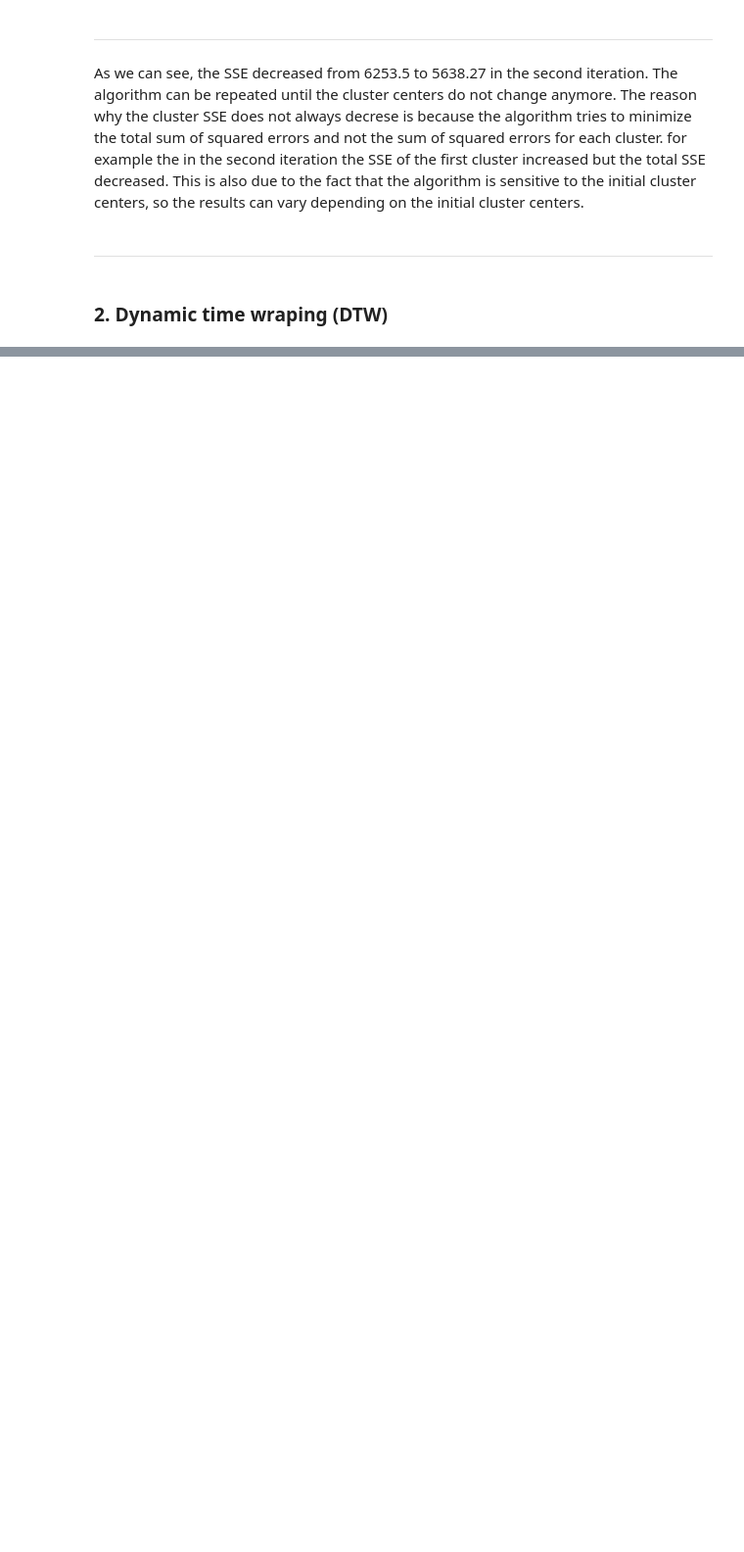
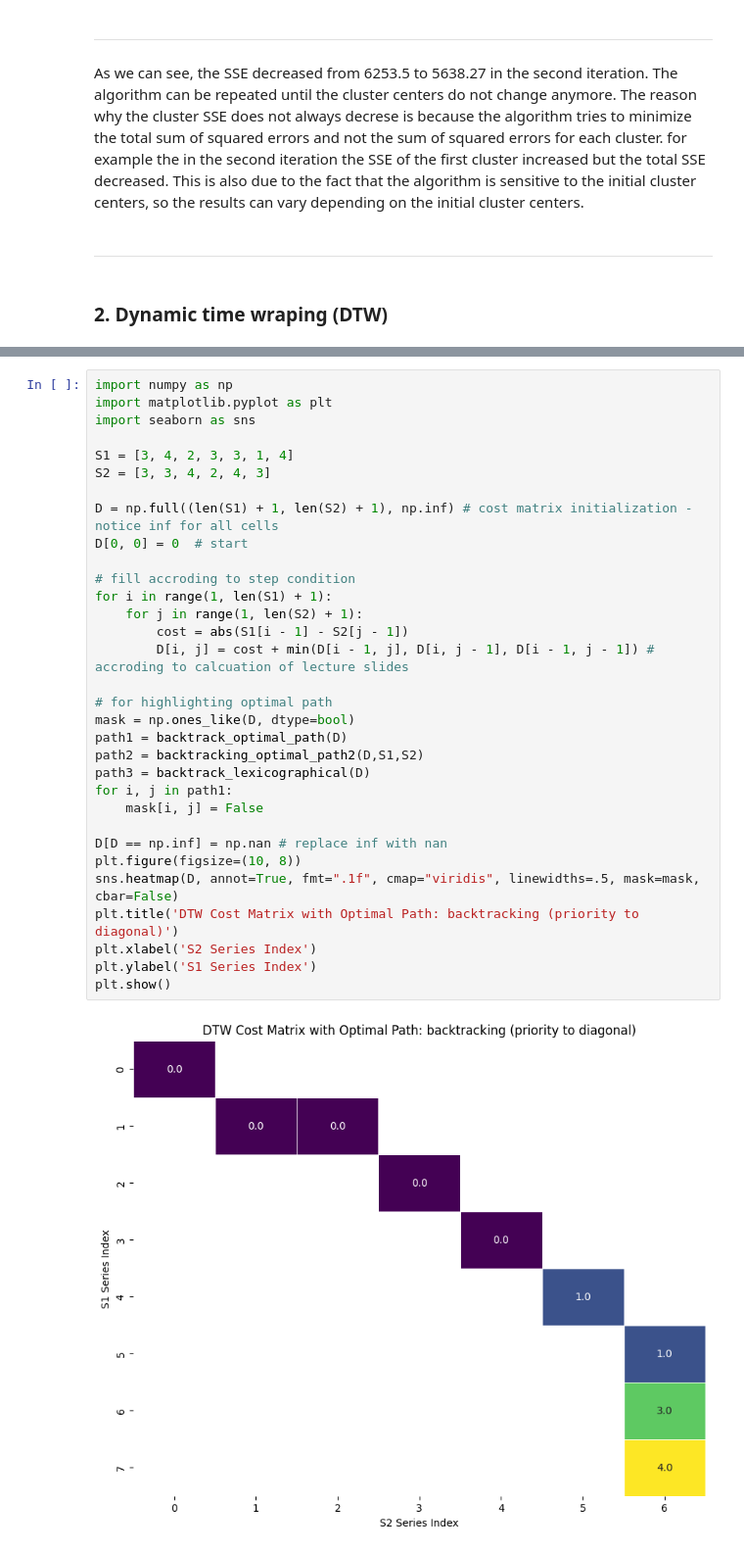
Before and after one commit to rfahrn/Time-Series-Exercises, a Jupyter notebook: exercise_6.ipynb, the cells around one changed output, grey strips where cells are left out. Shown: that part at 98% size. Saved outputs shown, nothing was run; the diff lists cells and outputs as text; blank space fills up the shorter version.

```diff
--- a/exercise_6.ipynb
+++ b/exercise_6.ipynb
@@ -364,0 +398,34 @@ Shortest Warping Path:
+# %%
+import numpy as np
+import matplotlib.pyplot as plt
+import seaborn as sns
+
+S1 = [3, 4, 2, 3, 3, 1, 4]
+S2 = [3, 3, 4, 2, 4, 3]
+
+D = np.full((len(S1) + 1, len(S2) + 1), np.inf) # cost matrix initialization - notice inf for all cells
+D[0, 0] = 0  # start
+
+# fill accroding to step condition
+for i in range(1, len(S1) + 1):
+    for j in range(1, len(S2) + 1):
+        cost = abs(S1[i - 1] - S2[j - 1])
+        D[i, j] = cost + min(D[i - 1, j], D[i, j - 1], D[i - 1, j - 1]) # accroding to calcuation of lecture slides
+
+# for highlighting optimal path
+mask = np.ones_like(D, dtype=bool)
+path1 = backtrack_optimal_path(D)
+path2 = backtracking_optimal_path2(D,S1,S2)
+path3 = backtrack_lexicographical(D)
+for i, j in path1:
+    mask[i, j] = False
+
+D[D == np.inf] = np.nan # replace inf with nan
+plt.figure(figsize=(10, 8))
+sns.heatmap(D, annot=True, fmt=".1f", cmap="viridis", linewidths=.5, mask=mask, cbar=False)
+plt.title('DTW Cost Matrix with Optimal Path: backtracking (priority to diagonal)')
+plt.xlabel('S2 Series Index')
+plt.ylabel('S1 Series Index')
+plt.show()
+# %% [output]
+[figure, added]
```
Also changed, not shown: parts of 12 cells of this notebook.
